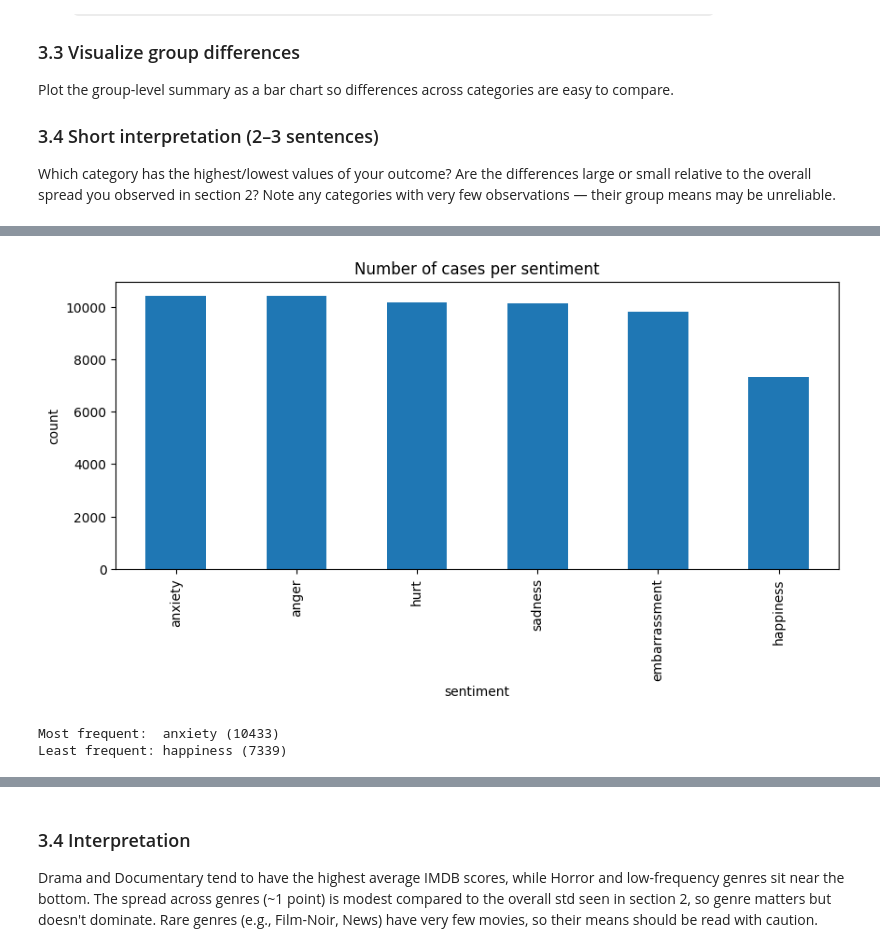
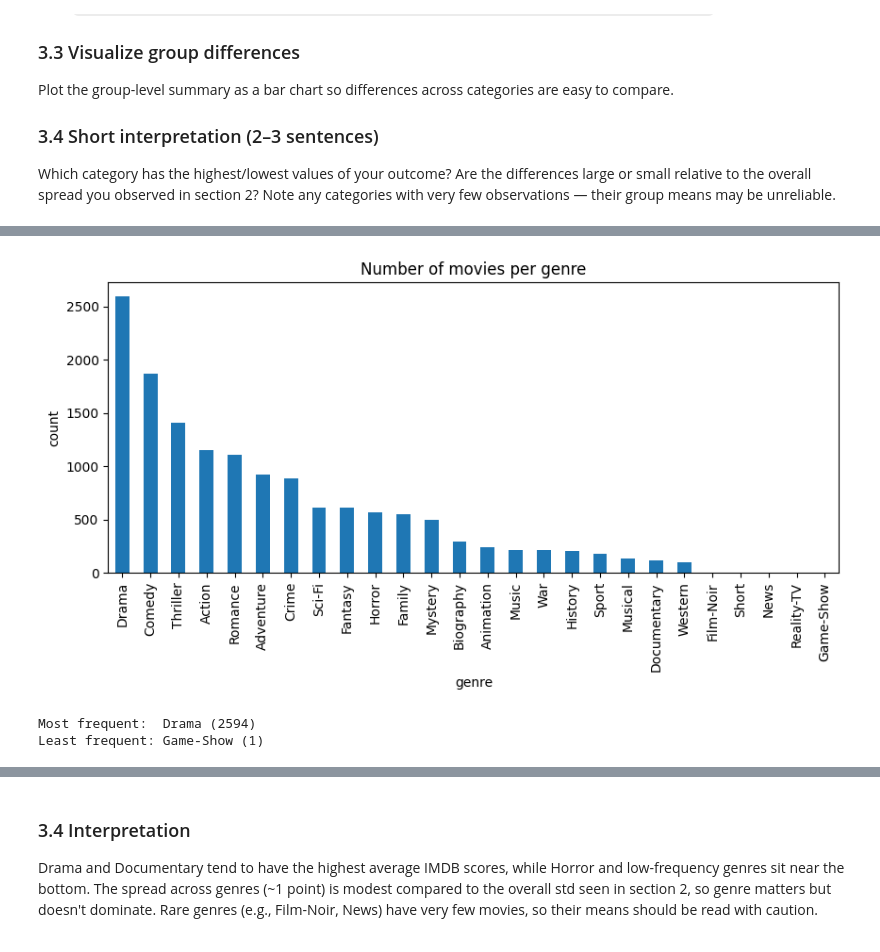
Before and after one commit to 202503660-ai/NLP_for_SocialScience, a Jupyter notebook: asgmt1_explore_your_dataset.ipynb, the cells around one changed output, grey strips where cells are left out. Cells and saved outputs as stored; diff of their text form; code cells hidden in the pictures.

```diff
--- a/asgmt1_explore_your_dataset.ipynb
+++ b/asgmt1_explore_your_dataset.ipynb
@@ -320,8 +133,6 @@ dtype: int64
 ### 1.5 Short Interpretation:
 
 The dataset covers ~5000 movies spanning a wide range of release years, with `imdb_score` roughly normally distributed but `budget` and `gross` strongly right-skewed (a few blockbusters pull the mean far above the median). Variables like `gross`, `budget`, and `content_rating` have substantial missing values, so any analysis using them should drop or impute carefully. Categorical variables such as `director_name` and `actor_1_name` have thousands of unique values, meaning most directors/actors appear in only one or two films.
-# %%
-df_raw.rename(columns={'추론_감성_점수': 'sentiment_data'}, inplace=True)
 # %% [markdown]
 ## 2. Check distributions, z-score transform, visualize (1pt)
 
@@ -364,7 +175,7 @@ plt.show()
 # %%
 # 2.3 Z-score transform
-df_raw['zscore'] = df_raw['sentiment_data'].apply(
-    lambda x: (x - df_raw['sentiment_data'].mean()) / df_raw['sentiment_data'].std()
+df_raw['zscore'] = df_raw['imdb_score'].apply(
+    lambda x: (x - df_raw['imdb_score'].mean()) / df_raw['imdb_score'].std()
 )
-df_raw[['sentiment_data', 'zscore']].head()
+df_raw[['imdb_score', 'zscore']].head()
 # %% [output]
@@ -403,5 +214,3 @@ Plot the group-level summary as a bar chart so differences across categories are
 
 ### 3.4 Short interpretation (2–3 sentences)
 Which category has the highest/lowest values of your outcome? Are the differences large or small relative to the overall spread you observed in section 2? Note any categories with very few observations — their group means may be unreliable.
-# %%
-df_raw.rename(columns={'성별': 'sex', '감정_대분류': 'Sentiment'}, inplace=True)
@@ -412,5 +217,3 @@ array(['불안', '슬픔', '당황', '기쁨', '분노', '상처'], dtype=object
 # %%
 # Genres are pipe-separated, so explode into one row per (movie, genre)
-# df_raw['Sentiment'] = df_raw['Sentiment'].map({'불안': 'anxiety', '슬픔': 'sadness', '기쁨':'happiness', '분노':'anger', '상처':'hurt','당황':'embarrassment'})
-df_sentiment = df_raw.assign(sentiment=df_raw['Sentiment']).explode('Sentiment')
-df_sentiment
+df_genre = df_raw.assign(genre=df_raw['genres'].str.split('|')).explode('genre')
@@ -431,14 +220,14 @@ df_sentiment
 # %%
-# 3.1 Frequency of each sentiment
-sentiment_counts = df_sentiment['sentiment'].value_counts()
-sentiment_counts.plot(kind='bar', figsize=(10, 4), title='Number of cases per sentiment')
+# 3.1 Frequency of each genre
+genre_counts = df_genre['genre'].value_counts()
+genre_counts.plot(kind='bar', figsize=(10, 4), title='Number of movies per genre')
 plt.ylabel('count')
 plt.show()
 
-print(f"Most frequent:  {sentiment_counts.idxmax()} ({sentiment_counts.max()})")
-print(f"Least frequent: {sentiment_counts.idxmin()} ({sentiment_counts.min()})")
+print(f"Most frequent:  {genre_counts.idxmax()} ({genre_counts.max()})")
+print(f"Least frequent: {genre_counts.idxmin()} ({genre_counts.min()})")
 # %% [output]
-[figure, old version]
+[figure, new version]
-Most frequent:  anxiety (10433)
-Least frequent: happiness (7339)
+Most frequent:  Drama (2594)
+Least frequent: Game-Show (1)
 # %%
```
Also changed, not shown: parts of 20 cells of this notebook.
